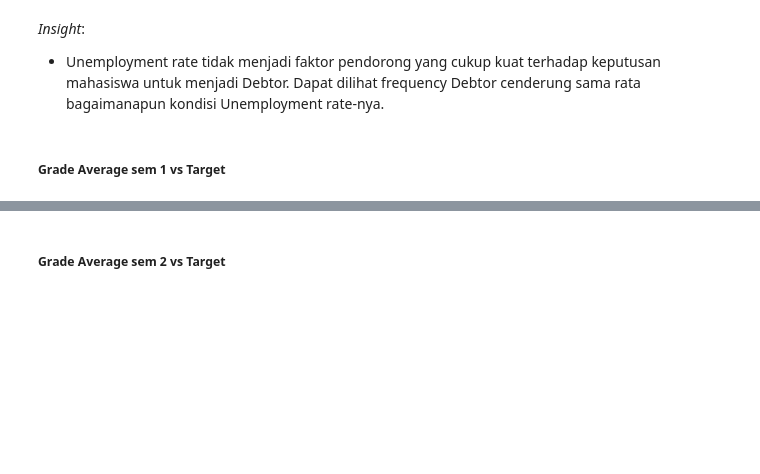
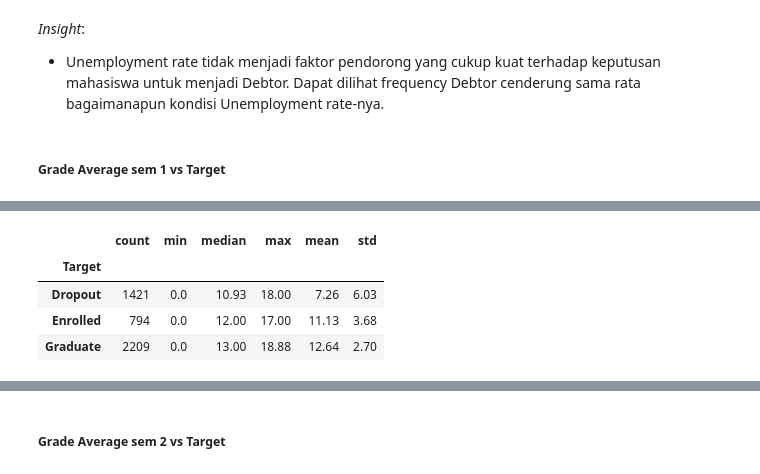
Before and after one commit to Sulbae/Student-s-Performances-Dashboard, a Jupyter notebook: notebook.ipynb, the cells around one changed output, grey strips where cells are left out. Drawn from its saved outputs; the diff is of its cells as text; code cells hidden in the pictures; blank space fills up the shorter version.

```diff
--- a/notebook.ipynb
+++ b/notebook.ipynb
@@ -1161,0 +1174,17 @@ _Insight_:
+# %%
+sem1_df = df.groupby('Target')['Curricular units 1st sem (grade)'].agg([
+    'count',
+    'min',
+    'median',
+    'max',
+    'mean',
+    'std'
+]).round(2)
+
+sem1_df
+# %% [output]
+|  | count | min | median | max | mean | std |
+| Target |  |  |  |  |  |  |
+| Dropout | 1421 | 0.0 | 10.93 | 18.00 | 7.26 | 6.03 |
+| Enrolled | 794 | 0.0 | 12.00 | 17.00 | 11.13 | 3.68 |
+| Graduate | 2209 | 0.0 | 13.00 | 18.88 | 12.64 | 2.70 |
```
Also changed, not shown: parts of 6 cells of this notebook.
